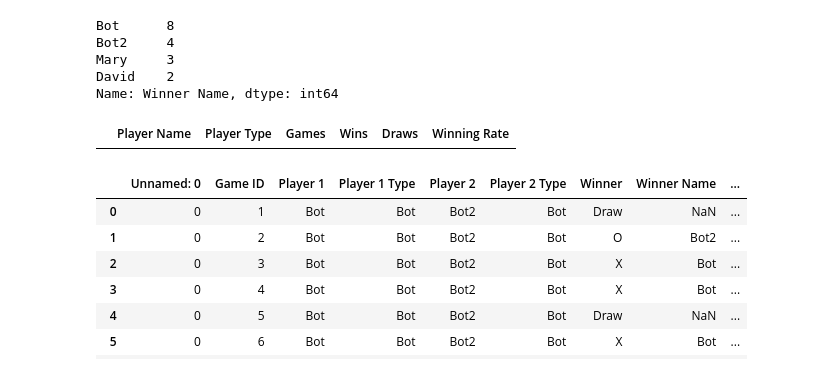
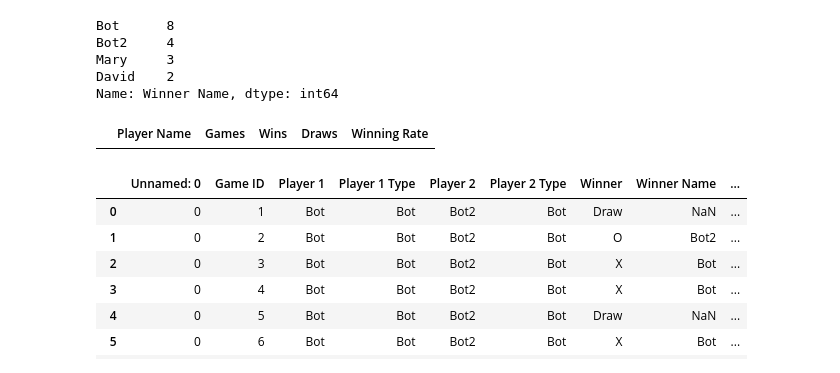
Before and after one commit to yinli1225/ttt_Cli, a Jupyter notebook: stats.ipynb, the cells around one changed output. Drawn from its saved outputs; the diff is of its cells as text; code cells hidden in the pictures.

```diff
--- a/stats.ipynb
+++ b/stats.ipynb
@@ -129,15 +129,14 @@ Name: Winner Name, dtype: int64
 # %%
 rankings = pd. DataFrame(columns=[
     "Player Name",
-    "Player Type",
     "Games",
     "Wins",
     "Draws",
     "Winning Rate"
 ])
 rankings
 # %% [output]
-|  | Player Name | Player Type | Games | Wins | Draws | Winning Rate |
+|  | Player Name | Games | Wins | Draws | Winning Rate |
 # %%
 stats
 # %% [output]
```
Also changed, not shown: parts of 6 cells of this notebook.
